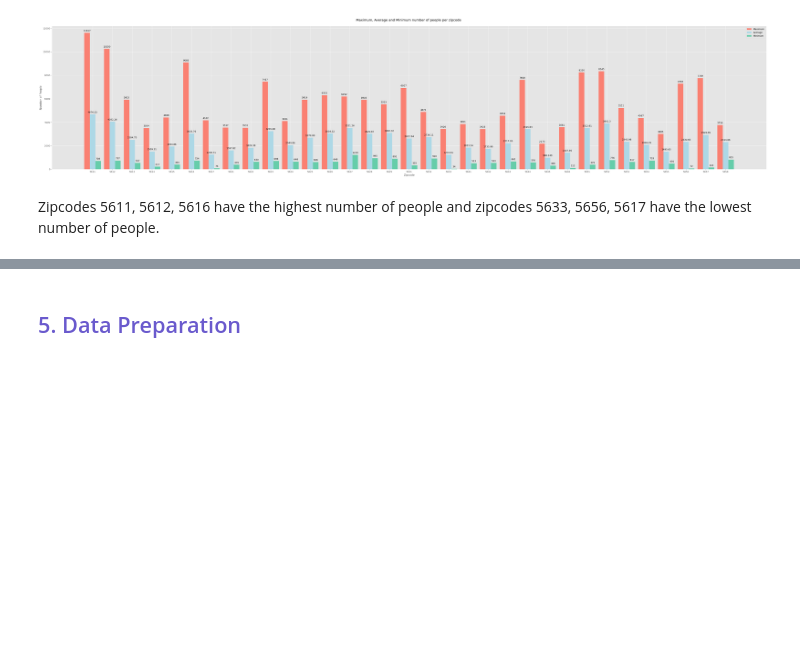
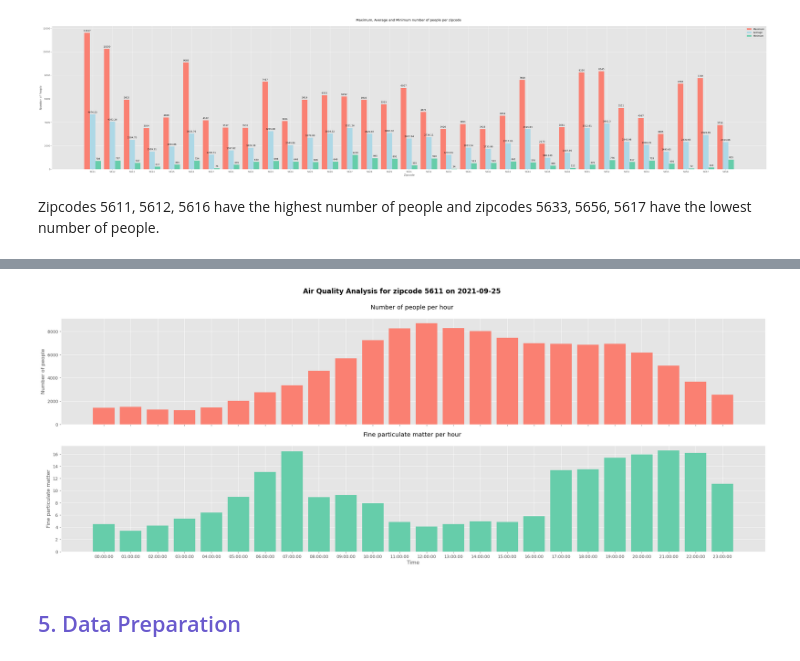
Before and after one commit to rawan-a-d/Air-Quality-Prediction, a Jupyter notebook: notebook.ipynb, the cells around one changed output, grey strips where cells are left out. Drawn from its saved outputs; the diff is of its cells as text; code cells hidden in the pictures; blank space fills up the shorter version.

Commit message:
Data exploration and Visualization
Number of people vs. Air quality

```diff
--- a/notebook.ipynb
+++ b/notebook.ipynb
@@ -372,3 +406,28 @@ Zipcodes 5611, 5612, 5616 have the highest number of people and zipcodes 5633, 5
+# %%
+# Subplot of number of people, pollution, time
+fig, (ax0, ax1) = plt.subplots(nrows=2,
+                                ncols=1,
+                                figsize=(30, 10),
+                                sharex=True)
+
+# Add data to ax0
+ax0.bar(people_air_quality_area["time"], people_air_quality_area["pop_tot"], color="salmon");
+# Add data to ax1
+ax1.bar(people_air_quality_area["time"], people_air_quality_area["pm2.5"], color="mediumaquamarine");
+
+# Customize ax0
+ax0.set(title="Number of people per hour \n",
+      ylabel="Number of people");
+
+# Customize ax1
+ax1.set(title="Fine particulate matter per hour \n",
+        xlabel="Time",
+        ylabel="Fine particulate matter");
+
+# Add a title to the figure
+fig.suptitle("Air Quality Analysis for zipcode 5611 on 2021-09-25", fontsize=16, fontweight="bold");
+# %% [output]
+[figure, added]
 # %% [markdown]
 <h2><font color=slateblue> 5. Data Preparation </font></h2>
 # %% [markdown]
```
Also changed, not shown: parts of 6 cells of this notebook.
